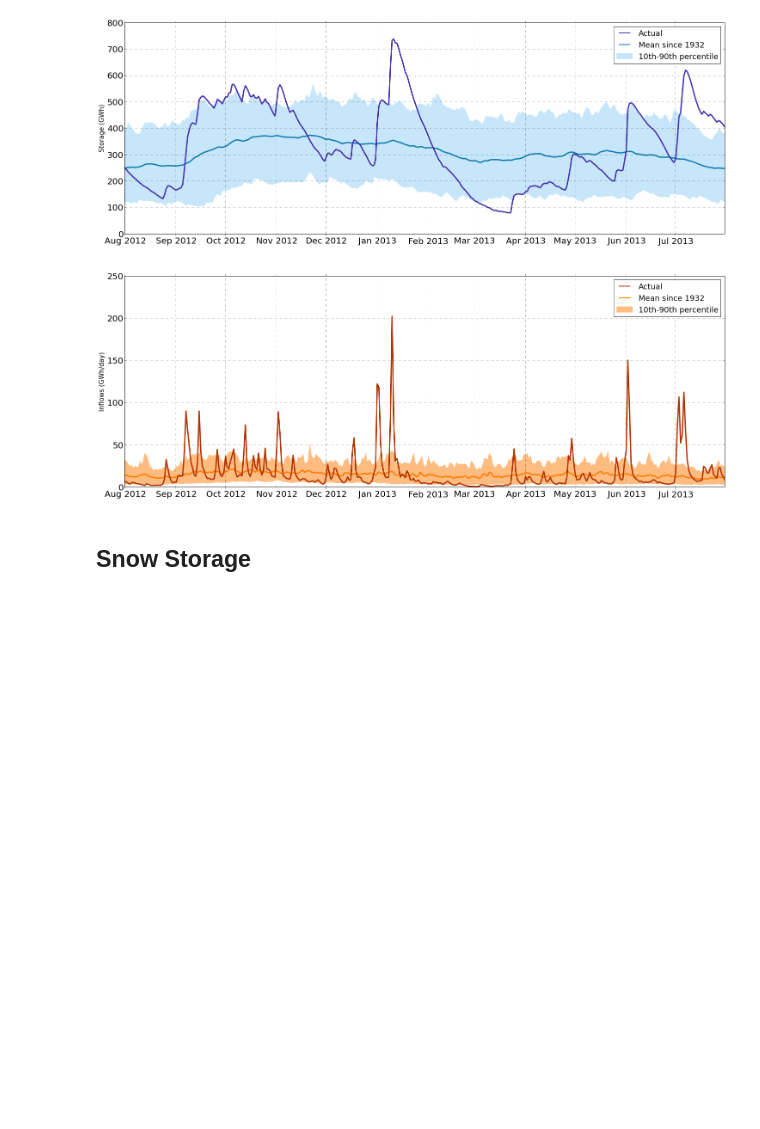
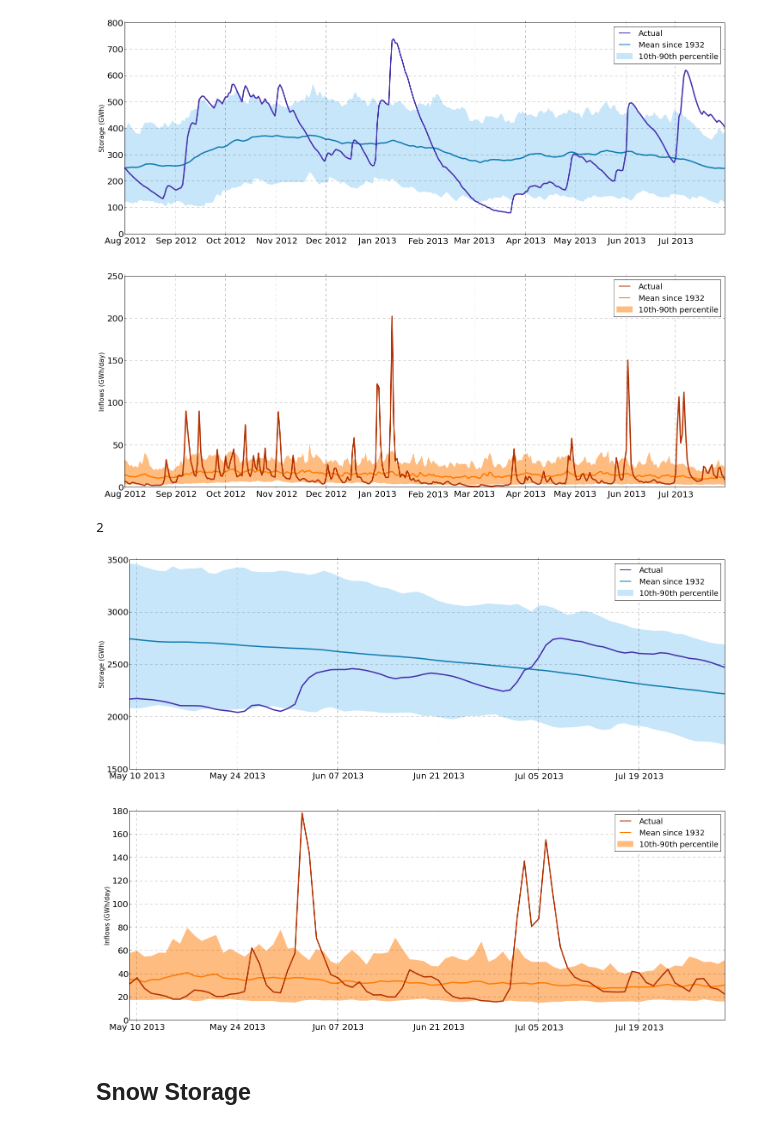
Before and after one commit to jcrabtree/reporting, a Jupyter notebook: hydrology.ipynb, the cells around one changed output. Drawn from its saved outputs; the diff is of its cells as text; code cells hidden in the pictures; blank space fills up the shorter version.

```diff
--- a/hydrology.ipynb
+++ b/hydrology.ipynb
@@ -19,6 +19,13 @@ Tekapo = ea.panel_beater(storage['Tekapo'],inflows['Tekapo'],365)
 Pukaki = ea.panel_beater(storage['Pukaki'],inflows['Pukaki'],365)
 Hawea =  ea.panel_beater(storage['Hawea'],inflows['Hawea'],365)
 TeAnauManapouri = ea.panel_beater(storage['TeAnau']+storage['Manapouri'],inflows['TeAnau']+inflows['Manapouri'],365)
+# %%
+NZ12 =     ea.panel_beater(storage.sum(axis=1),inflows.sum(axis=1),12*7)
+Taupo12 =  ea.panel_beater(storage['Taupo'],inflows['Taupo'],12*7)
+Tekapo12 = ea.panel_beater(storage['Tekapo'],inflows['Tekapo'],12*7)
+Pukaki12 = ea.panel_beater(storage['Pukaki'],inflows['Pukaki'],12*7)
+Hawea12 =  ea.panel_beater(storage['Hawea'],inflows['Hawea'],12*7)
+TeAnauManapouri12 = ea.panel_beater(storage['TeAnau']+storage['Manapouri'],inflows['TeAnau']+inflows['Manapouri'],12*7)
 # %% [markdown]
 ## NZ total storage and inflows over past year
 # %%
@@ -55,6 +62,14 @@ ea.hydrology_plot(Hawea)
 ea.hydrology_plot(TeAnauManapouri)
 # %% [output]
 [figure]
+# %%
+len(x)
+# %% [output]
+2
+# %%
+ea.hydrology_plot(NZ12)
+# %% [output]
+[figure, added]
 # %% [markdown]
 ## Snow Storage
 # %%
```
Also changed, not shown: 1 other file.
